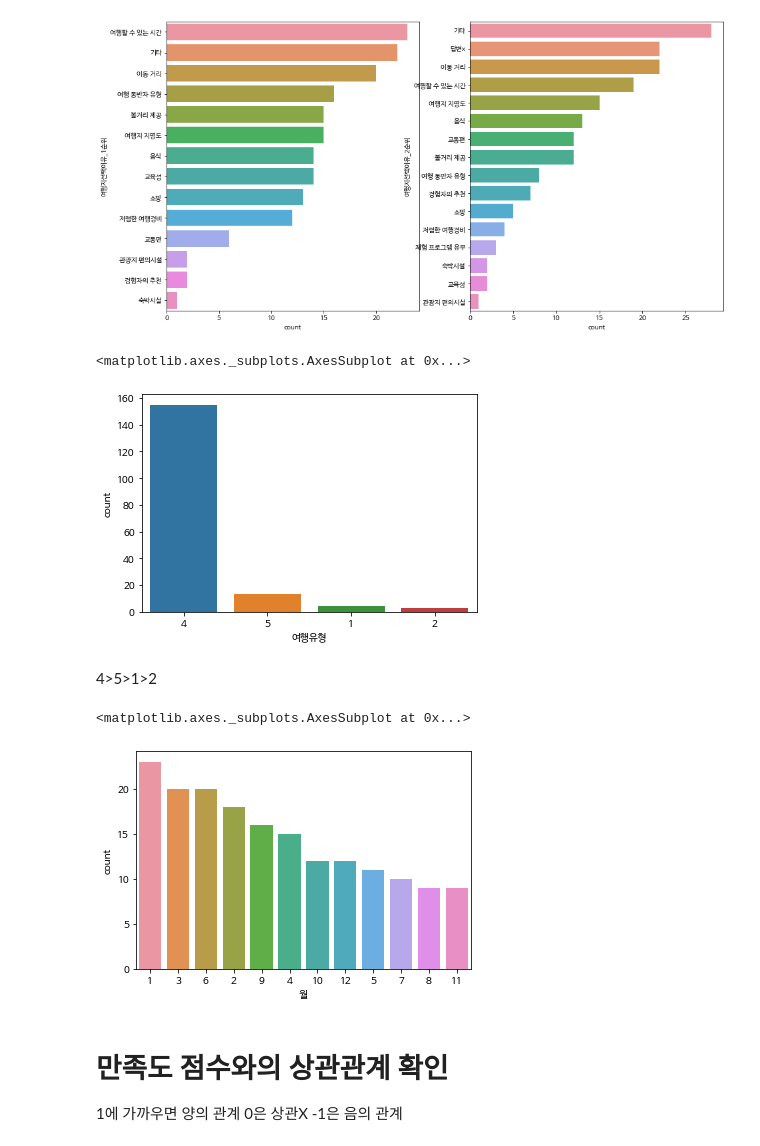
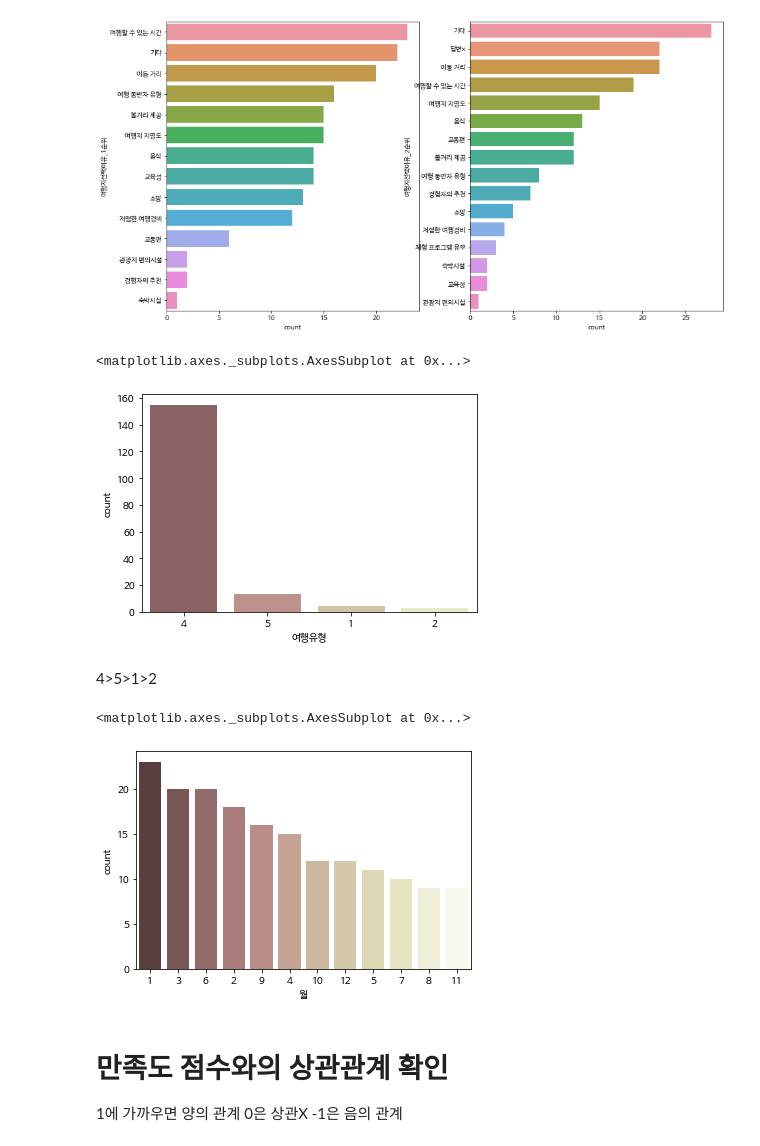
Before and after one commit to shstudy/ITB_3team, a Jupyter notebook: 3team_[보조]EDA_시각화.ipynb, the cells around one changed output. Saved outputs shown, nothing was run; the diff lists cells and outputs as text; code cells hidden in the pictures.

```diff
--- a/3team_[보조]EDA_시각화.ipynb
+++ b/3team_[보조]EDA_시각화.ipynb
@@ -112,6 +94,6 @@ for i in range(len(feature)):
     plt.subplot(15,4,i+1)
     plt.subplots_adjust(left=0.125, bottom=0.1,  right=0.9, top=0.9, wspace=0.2, hspace=0.35)
     plt.title(feature[i])
-    sns.countplot(x= df[feature[i]], data = df1, palette='PiYG')
+    sns.countplot(x= df[feature[i]], data = df1, palette='pink')
 plt.show()
 # %% [output]
@@ -601,17 +582,17 @@ plt.show()
 # %% [output]
 [figure]
 # %%
-sns.countplot(x='여행유형', data=free , order = free['여행유형'].value_counts().index)
+sns.countplot(x='여행유형', data=free , order = free['여행유형'].value_counts().index, palette='pink')
 # %% [output]
 <matplotlib.axes._subplots.AxesSubplot at 0x...>
-[figure, old version]
+[figure, new version]
 # %% [markdown]
 4>5>1>2
 # %%
-sns.countplot(x='월', data=free , order = free['월'].value_counts().index)
+sns.countplot(x='월', data=free , order = free['월'].value_counts().index, palette='pink')
 # %% [output]
 <matplotlib.axes._subplots.AxesSubplot at 0x...>
-[figure, old version]
+[figure, new version]
 # %% [markdown]
 # 만족도 점수와의 상관관계 확인
 1에 가까우면 양의 관계
```
Also changed, not shown: parts of 37 cells of this notebook.
